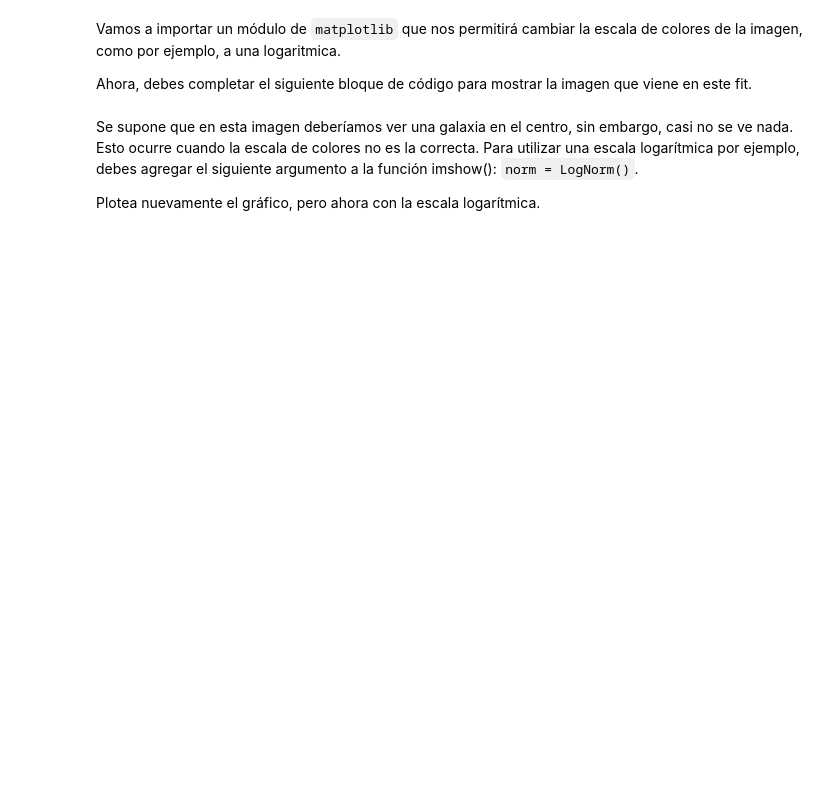
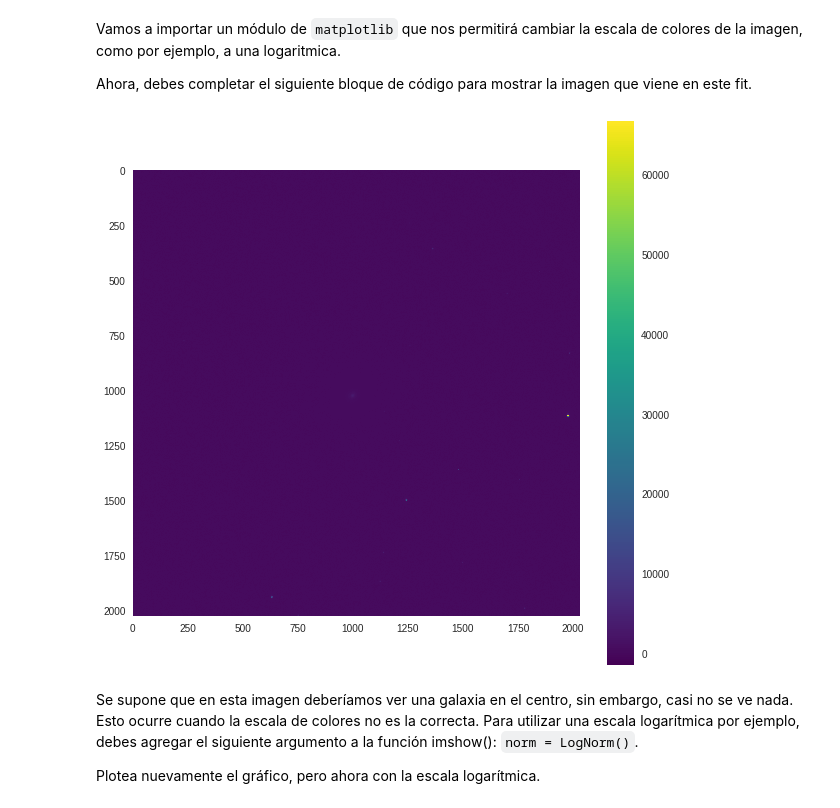
Before and after one commit to SantiagoRios21/minitarea3, a Jupyter notebook: minitarea3.ipynb, the cells around one changed output. Saved outputs shown, nothing was run; the diff lists cells and outputs as text; code cells hidden in the pictures; blank space fills up the shorter version.

```diff
--- a/minitarea3.ipynb
+++ b/minitarea3.ipynb
@@ -92,0 +110,4 @@ imagen =
+# %%
+imagen = hdu[1].data
+print(imagen)
+imagen.shape
@@ -96,11 +126,14 @@ Vamos a importar un módulo de `matplotlib` que nos permitirá cambiar la escala
 Ahora, debes completar el siguiente bloque de código para mostrar la imagen que viene en este fit.
 # %%
 from matplotlib.colors import LogNorm
-
-
+plt.figure(figsize=(10,10))
+plt.imshow(imagen, cmap='viridis')
+plt.colorbar()
 
 # El siguiente comando hará que no se vean las líneas sobre la imagen
 plt.grid(b=None)
+# %% [output]
+[figure, added]
 # %% [markdown]
 Se supone que en esta imagen deberíamos ver una galaxia en el centro, sin embargo, casi no se ve nada. Esto ocurre cuando la escala de colores no es la correcta. Para utilizar una escala logarítmica por ejemplo, debes agregar el siguiente argumento a la función imshow(): `norm = LogNorm()`.
 
```
Also changed, not shown: parts of 10 cells of this notebook.
